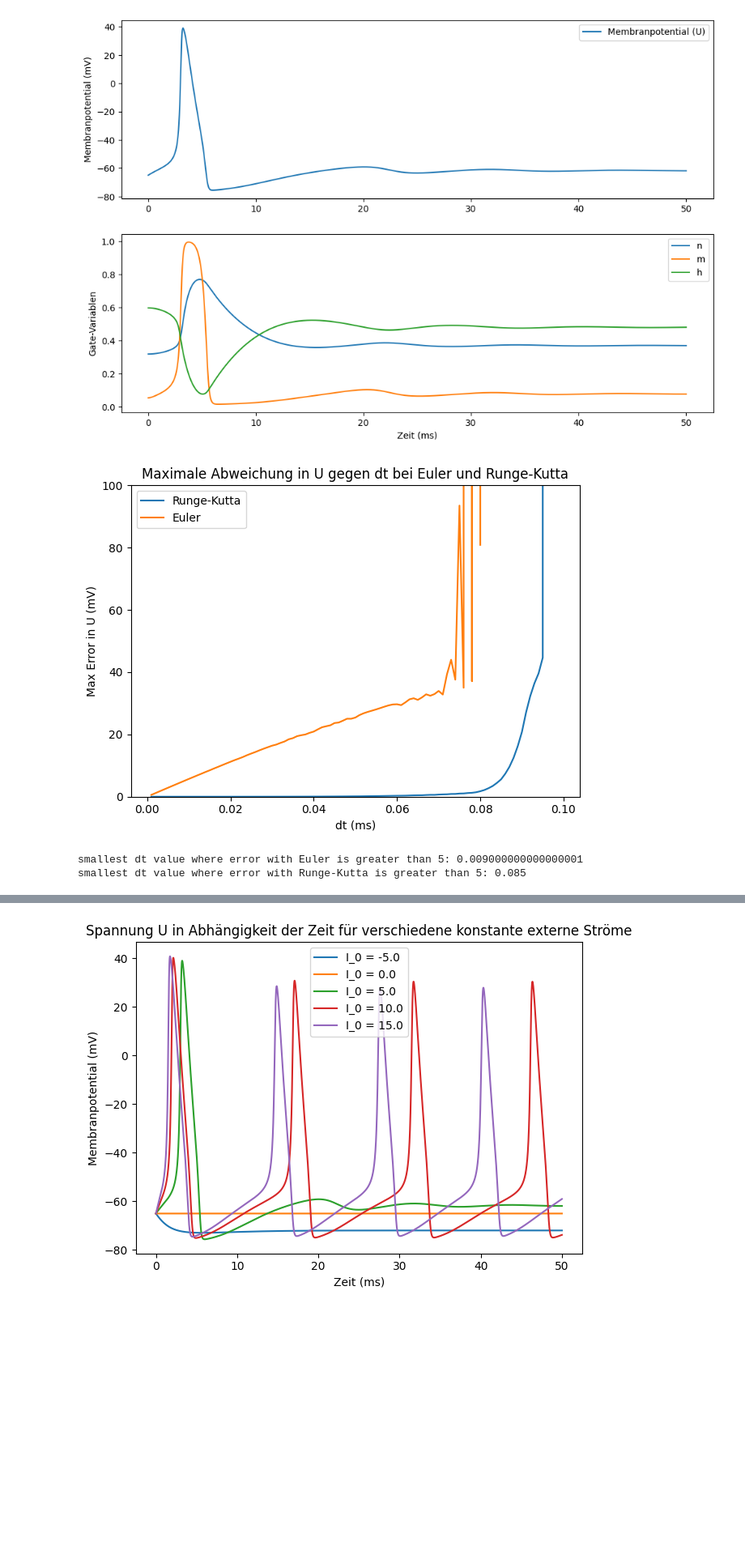
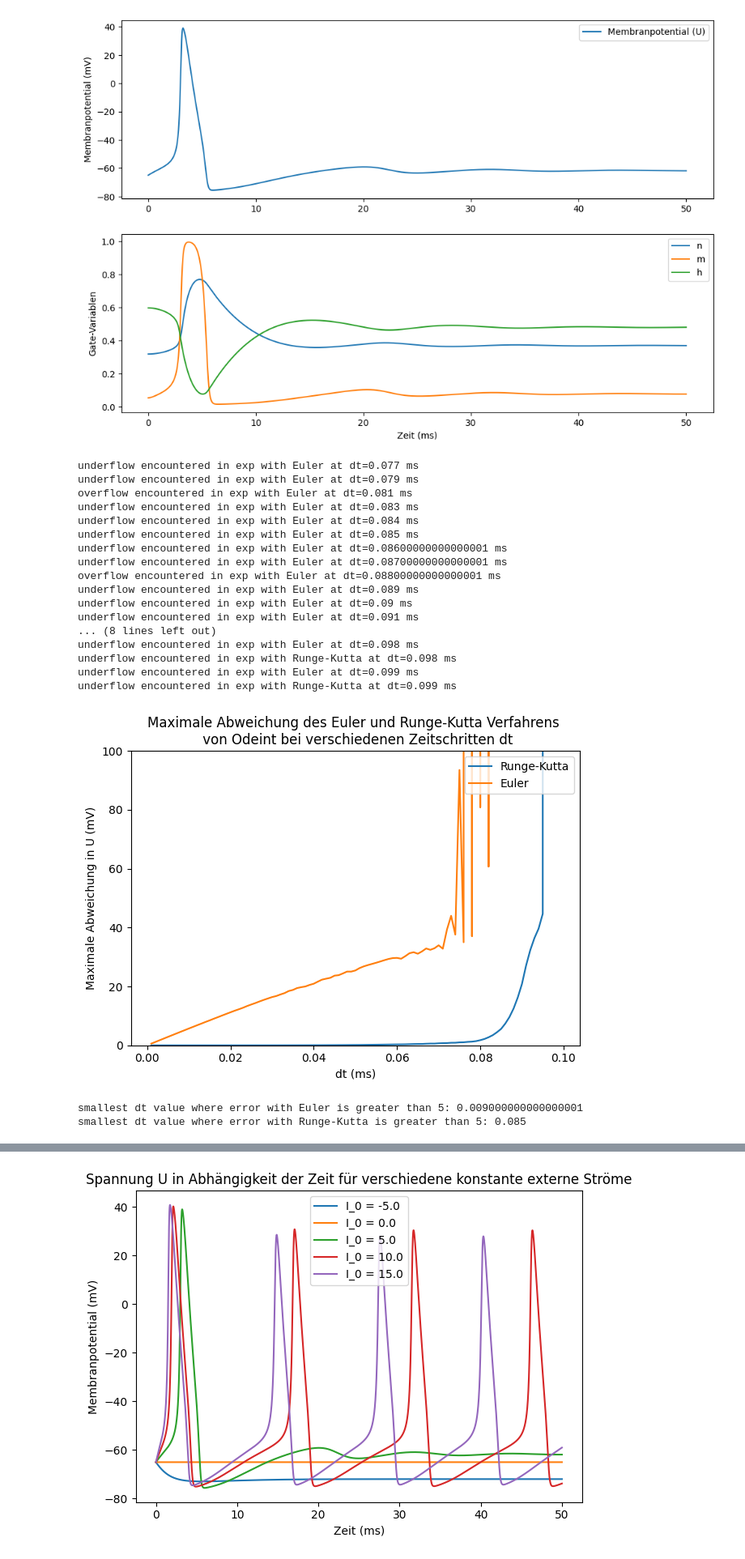
Before and after one commit to PhiIantrop/Neuronensimulation, a Jupyter notebook: Aufgabe_2.ipynb, the cells around one changed output, grey strips where cells are left out. Shown: that part at 81% size. Cells and saved outputs as stored; diff of their text form; code cells hidden in the pictures; blank space fills up the shorter version.

Commit message:
handle overflow and underflow explicitly

```diff
--- a/Aufgabe_2.ipynb
+++ b/Aufgabe_2.ipynb
@@ -246,45 +246,68 @@ odeint_sim.plot()
 # %%
 
 # plot maximum difference against dt when using Runge-Kutta
 dt_list = np.arange(0.001, 0.1, 0.001)
 time_period = 30
 errors_rk = np.zeros(len(dt_list))
 errors_euler = np.zeros(len(dt_list))
 
+# we will handle FloatingPointErrors from overflow and underflow
+np.seterr(over="raise", under="raise")
+
 for i, dt in enumerate(dt_list):
+    _, U_odeint, _, _, _ = HHSimulationOdeint(hh_model, time_period, dt, I_ext).run()
+
     try:
         _, U_euler, _, _, _ = HHSimulationEuler(hh_model, time_period, dt, I_ext).run()
+        max_difference_euler = max(np.abs(U_euler - U_odeint))
+        errors_euler[i] = max_difference_euler
+    except FloatingPointError as err:
+        print(f"{err} with Euler at {dt=} ms")
+        errors_euler[i] = np.finfo(np.float32).max # if there is an underflow or overflow we set a large value as error
+
+    try:
         _, U_rk, _, _, _ = HHSimulationClassicalRungeKutta(hh_model, time_period, dt, I_ext).run()
-        _, U_odeint, _, _, _ = HHSimulationOdeint(hh_model, time_period, dt, I_ext).run()
-
-        max_difference_euler = max(np.abs(U_euler - U_odeint))
         max_difference_rk = max(np.abs(U_rk - U_odeint))
-
-        errors_euler[i] = max_difference_euler
         errors_rk[i] = max_difference_rk
-
-    except RuntimeWarning:
-        errors_rk[i] = np.inf
-        break
+    except FloatingPointError as err:
+        print(f"{err} with Runge-Kutta at {dt=} ms")
+        errors_rk[i] = np.finfo(np.float32).max
 
 plt.plot(dt_list, errors_rk, label="Runge-Kutta")
 plt.plot(dt_list, errors_euler, label="Euler")
 
-plt.title("Maximale Abweichung in U gegen dt bei Euler und Runge-Kutta")
+plt.title("Maximale Abweichung des Euler und Runge-Kutta Verfahrens \n von Odeint bei verschiedenen Zeitschritten dt")
 plt.xlabel("dt (ms)")
-plt.ylabel("Max Error in U (mV)")
+plt.ylabel("Maximale Abweichung in U (mV)")
 ax = plt.gca()
-ax.set_ylim(0, 100) # set y-axis limit because errors go up to 2**128 quickly and the plot becomes unreadable
+ax.set_ylim(0, 100) # set y-axis limit because the large errors make the plot unreadable otherwise
 plt.legend()
 plt.tight_layout()
 plt.show()
 
 print(f"smallest dt value where error with Euler is greater than 5: {dt_list[np.where(errors_euler > 5)[0][0]]}")
 print(f"smallest dt value where error with Runge-Kutta is greater than 5: {dt_list[np.where(errors_rk > 5)[0][0]]}")
 # %% [output]
+underflow encountered in exp with Euler at dt=0.077 ms
+underflow encountered in exp with Euler at dt=0.079 ms
+overflow encountered in exp with Euler at dt=0.081 ms
+underflow encountered in exp with Euler at dt=0.083 ms
+underflow encountered in exp with Euler at dt=0.084 ms
+underflow encountered in exp with Euler at dt=0.085 ms
+underflow encountered in exp with Euler at dt=0.08600000000000001 ms
+underflow encountered in exp with Euler at dt=0.08700000000000001 ms
+overflow encountered in exp with Euler at dt=0.08800000000000001 ms
+underflow encountered in exp with Euler at dt=0.089 ms
+underflow encountered in exp with Euler at dt=0.09 ms
+underflow encountered in exp with Euler at dt=0.091 ms
+... (8 lines left out)
+underflow encountered in exp with Euler at dt=0.098 ms
+underflow encountered in exp with Runge-Kutta at dt=0.098 ms
+underflow encountered in exp with Euler at dt=0.099 ms
+underflow encountered in exp with Runge-Kutta at dt=0.099 ms
-[figure, old version]
+[figure, new version]
-smallest dt value where error with Euler is greater than 5: 0.009000000000000001
-smallest dt value where error with Runge-Kutta is greater than 5: 0.085
+smallest dt value where error with Euler is greater than 5: 0.009000000000000001
+smallest dt value where error with Runge-Kutta is greater than 5: 0.085
 # %%
 # comparing the time efficiency of the 3 different methods:
 import time
```
Also changed, not shown: parts of 2 cells of this notebook.
